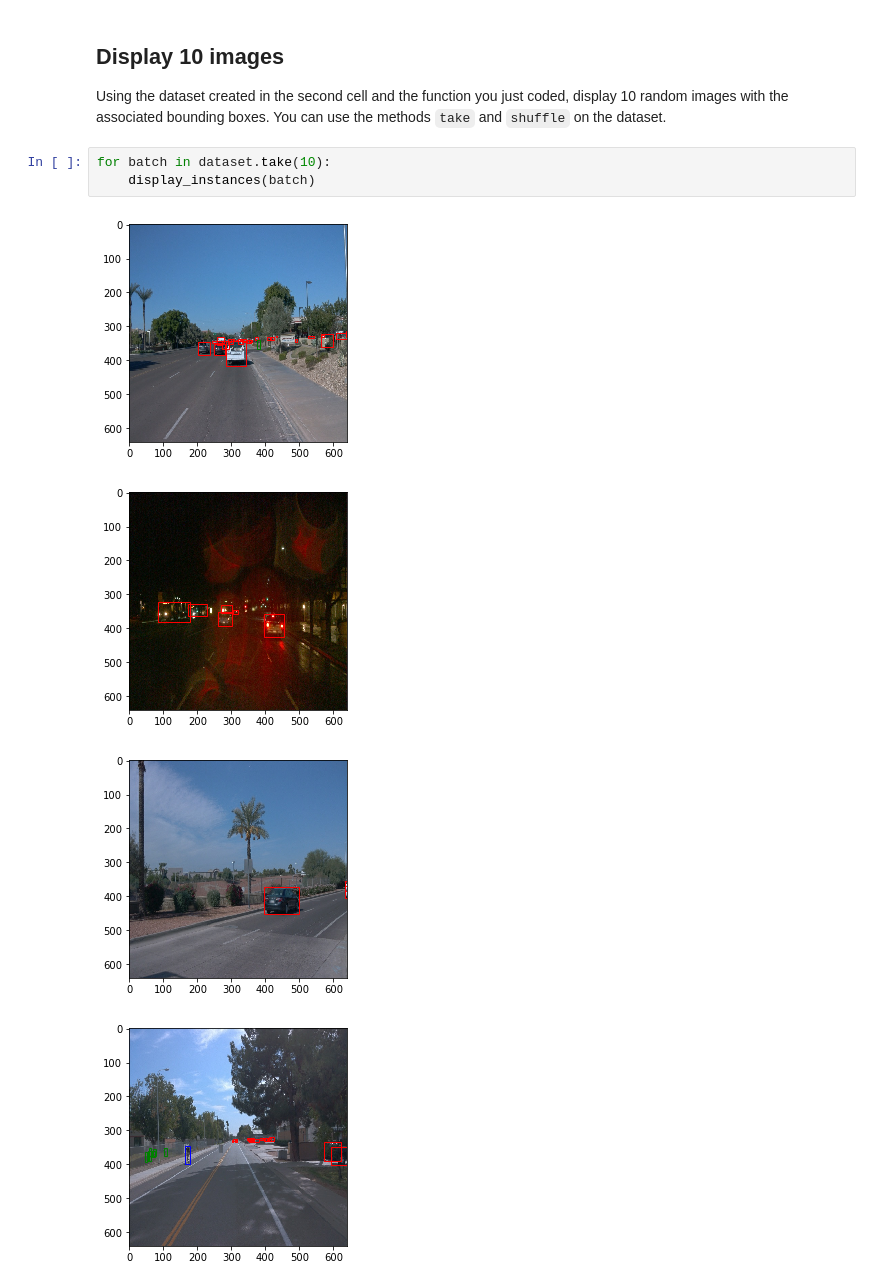
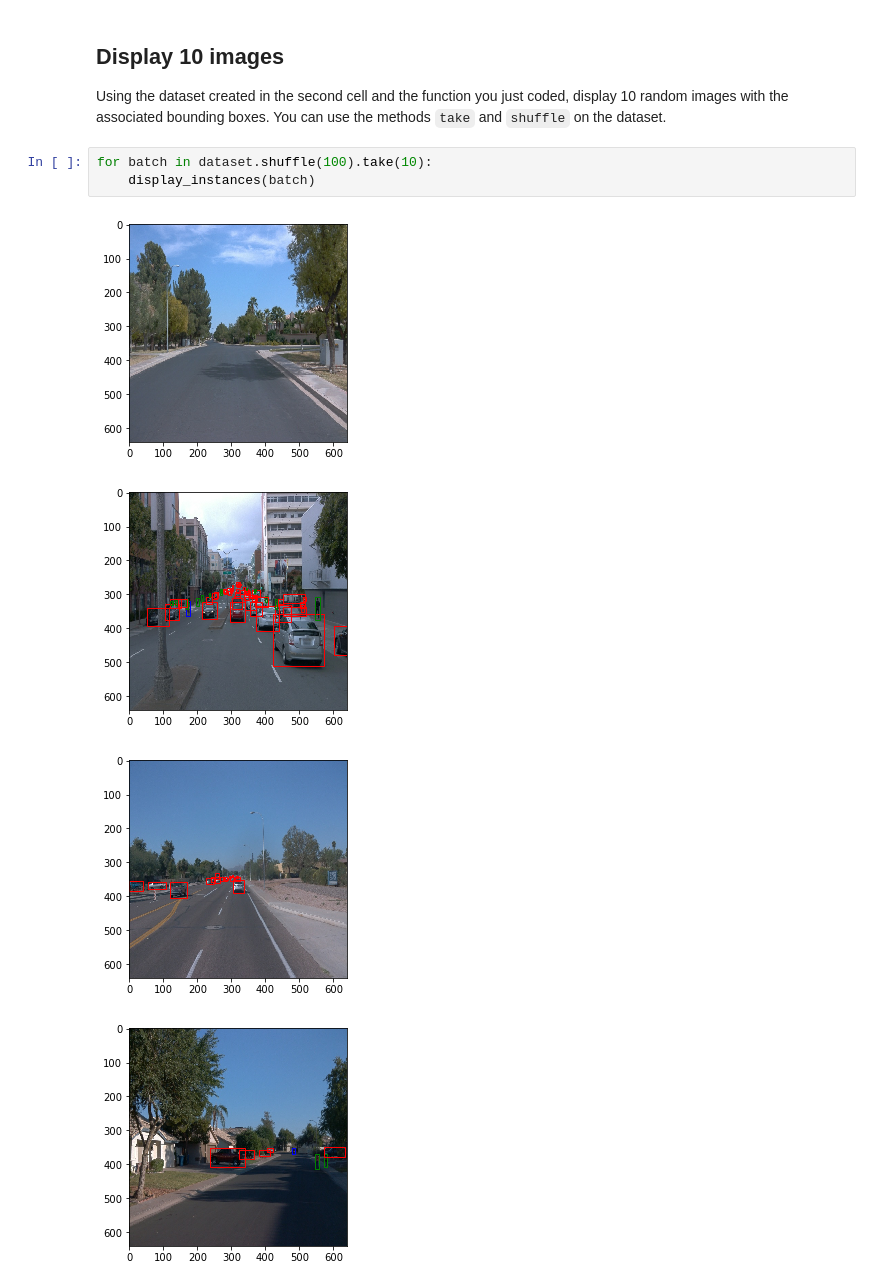
Before and after one commit to udacity/nd013-c1-vision-starter, a Jupyter notebook: Exploratory Data Analysis.ipynb, the cells around one changed output. Saved outputs shown, nothing was run; the diff lists cells and outputs as text.

```diff
--- a/Exploratory Data Analysis.ipynb
+++ b/Exploratory Data Analysis.ipynb
@@ -50,10 +50,10 @@ def display_instances(batch):
 
 Using the dataset created in the second cell and the function you just coded, display 10 random images with the associated bounding boxes. You can use the methods `take` and `shuffle` on the dataset.
 # %%
-for batch in dataset.take(10):
+for batch in dataset.shuffle(100).take(10):
     display_instances(batch)
 # %% [output]
-[figure, old version]
+[figure, new version]
-[figure, old version]
+[figure, new version]
-[figure, old version]
+[figure, new version]
-[figure, old version]
+[figure, new version]
```
Also changed, not shown: parts of 6 cells of this notebook.
